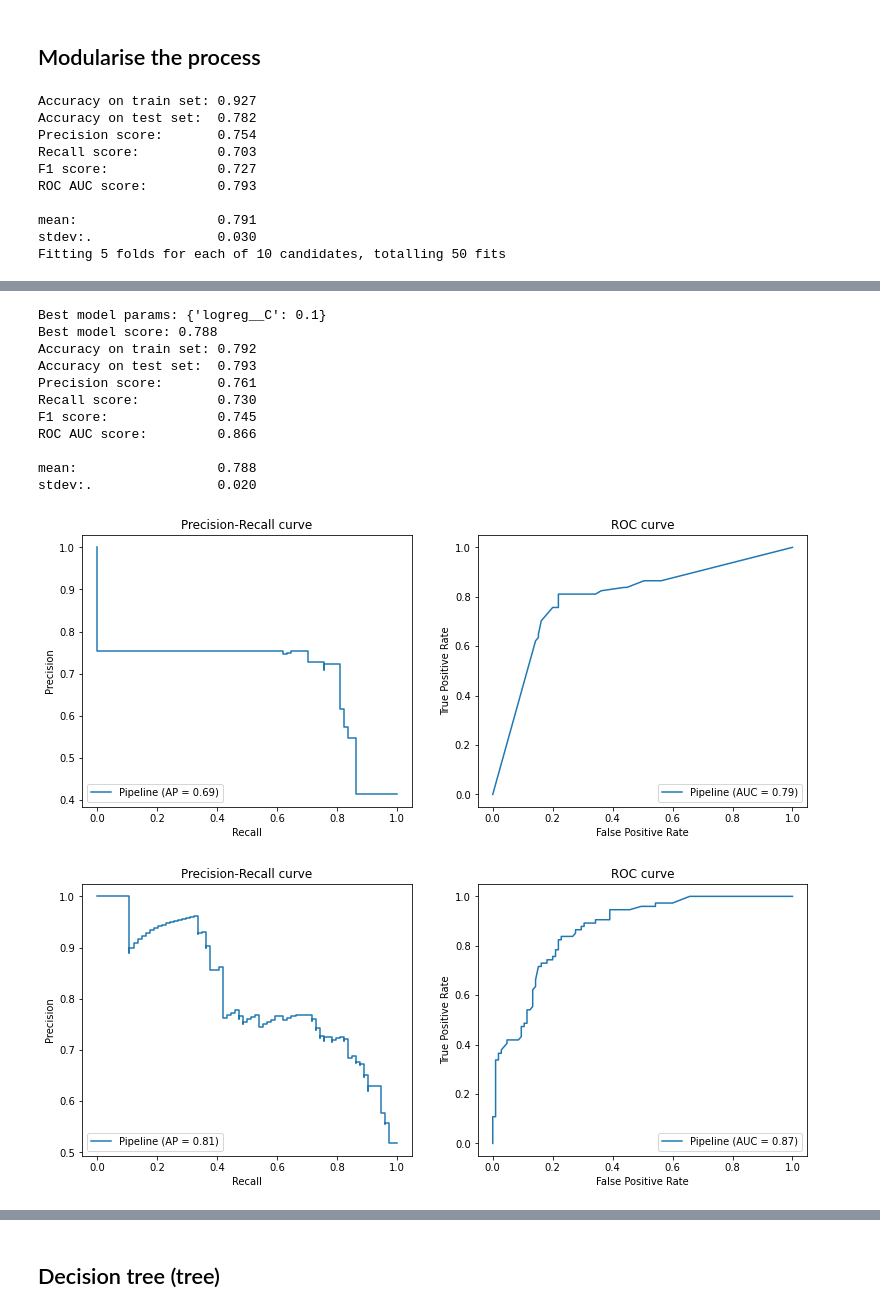
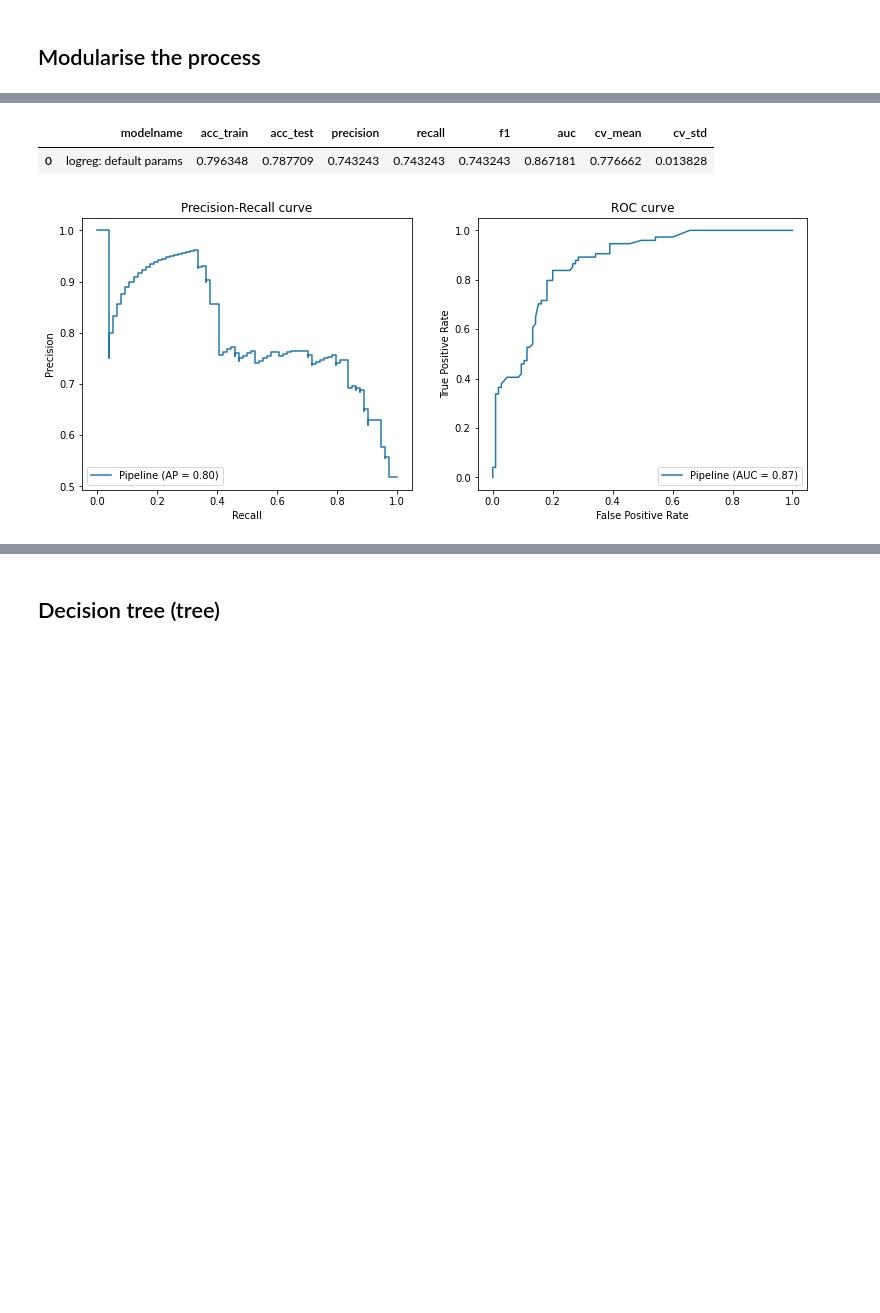
Before and after one commit to adin786/ad-titanic, a Jupyter notebook: titanic.ipynb, the cells around one changed output, grey strips where cells are left out. Cells and saved outputs as stored; diff of their text form; code cells hidden in the pictures; blank space fills up the shorter version.

```diff
--- a/titanic.ipynb
+++ b/titanic.ipynb
@@ -654,7 +654,8 @@ cat_features = ['Title','Deck','Sex']
 cat_transformer = OneHotEncoder(sparse=False,handle_unknown='ignore')
 
 preprocessor = ColumnTransformer([('cats', cat_transformer, cat_features),
-                                  ('nums', num_transformer, num_features)])
+                                  ('nums', num_transformer, num_features)],
+                                 remainder='drop')
 
 logreg = Pipeline([('preprocessor', preprocessor),
                        ('logreg', LogisticRegression(max_iter=1000))])
@@ -824,16 +825,7 @@ def tune_clf(clf,param_grid):
 # %%
 # Run it on the furst logreg model
 df_eval = pd.DataFrame(columns=['modelname','acc_train','acc_test','precision','recall','f1','auc','cv_mean','cv_std'])
-eval_dict = evaluate_clf(tree,'logreg: default params')
+eval_dict = evaluate_clf(logreg,'logreg: default params')
 df_eval = df_eval.append(eval_dict, ignore_index = True)
+df_eval
 # %% [output]
-Accuracy on train set: 0.927
-Accuracy on test set:  0.782
-Precision score:       0.754
-Recall score:          0.703
-F1 score:              0.727
-ROC AUC score:         0.793
-
-mean:                  0.791
-stdev:.                0.030
-Fitting 5 folds for each of 10 candidates, totalling 50 fits
@@ -842,16 +832,6 @@ Fitting 5 folds for each of 10 candidates, totalling 50 fits
-Best model params: {'logreg__C': 0.1}
-Best model score: 0.788
-Accuracy on train set: 0.792
-Accuracy on test set:  0.793
-Precision score:       0.761
-Recall score:          0.730
-F1 score:              0.745
-ROC AUC score:         0.866
-
-mean:                  0.788
-stdev:.                0.020
+|  | modelname | acc_train | acc_test | precision | recall | f1 | auc | cv_mean | cv_std |
+| 0 | logreg: default params | 0.796348 | 0.787709 | 0.743243 | 0.743243 | 0.743243 | 0.867181 | 0.776662 | 0.013828 |
-[figure, old version]
+[figure, new version]
-[figure, removed]
 # %%
 # Run the tuning function
 param_grid = {'logreg__C':[0.001,0.003,0.01,0.03,0.1,0.3,1,3,10,30]}
```
Also changed, not shown: parts of 29 cells of this notebook.
